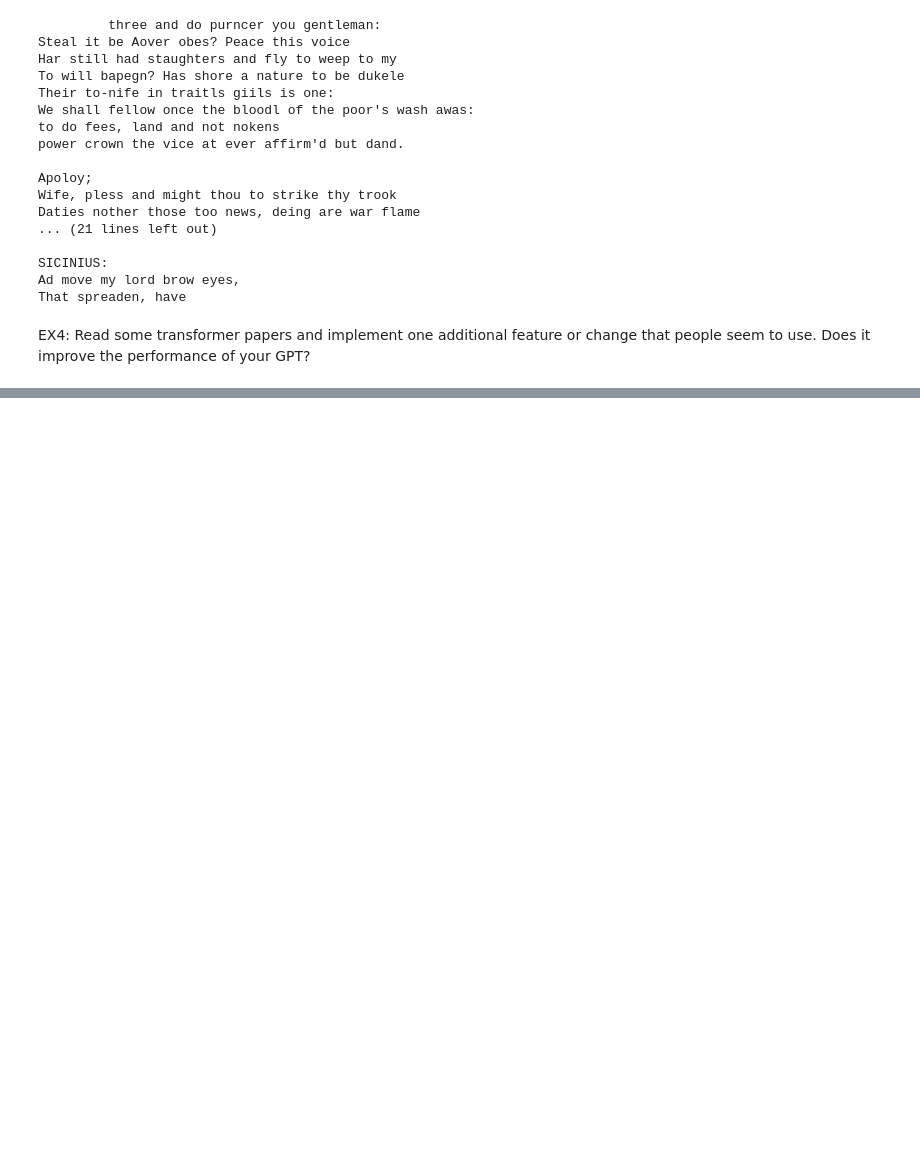
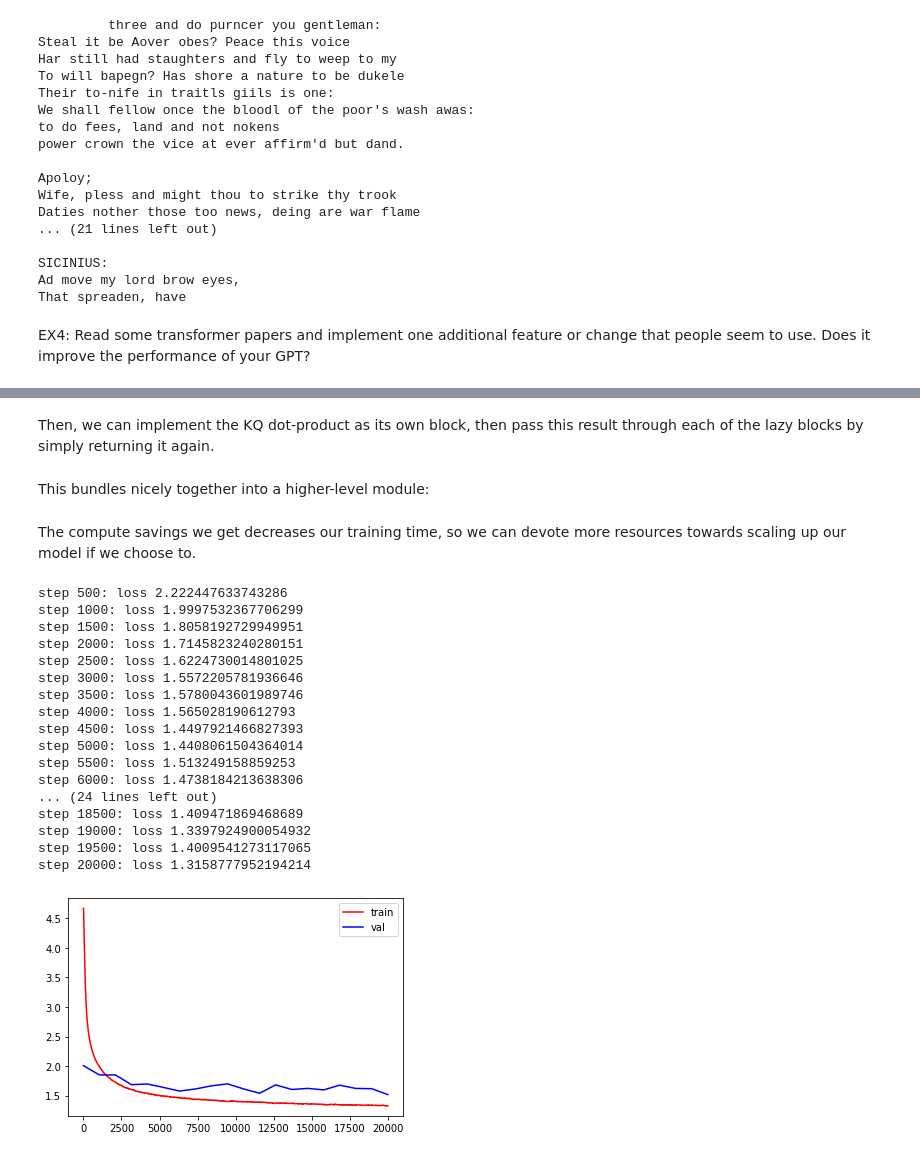
Before and after one commit to lowrollr/nn_zero_to_hero, a Jupyter notebook: l7_gpt/exercises.ipynb, the cells around one changed output, grey strips where cells are left out. Saved outputs shown, nothing was run; the diff lists cells and outputs as text; code cells hidden in the pictures; blank space fills up the shorter version.

```diff
--- a/l7_gpt/exercises.ipynb
+++ b/l7_gpt/exercises.ipynb
@@ -514,0 +521,26 @@ EX4: Read some transformer papers and implement one additional feature or change
+# %%
+class LazyMultiHeadAttention(nn.Module):
+    def __init__(self, input_channels, output_channels, context_length, num_heads, dropout=0.05) -> None:
+        assert output_channels % num_heads == 0
+        super().__init__()
+        self.input_channels = input_channels
+        self.output_channels = output_channels
+        self.head_size = output_channels // num_heads
+        self.num_heads = num_heads
+        self.value = nn.Linear(input_channels, output_channels, bias=False)
+        self.dropout = nn.Dropout(dropout)
+
+    def forward(self, inputs):
+        idx, kq = inputs
+        B, T, C = idx.shape
+
+        w = self.dropout(kq)
+        v = self.value(idx) # (B, T, C) -> (B, T, Nh * Hs)
+        v = v.transpose(-2, -1).view(B, self.num_heads, self.head_size, T).transpose(-2, -1) # (B, T, Nh * Hs) -> (B, Nh, T, Hs)
+
+        # torch requires a reshape here for reasons I don't fully understand
+        attn_out = (w @ v).transpose(-3, -2).reshape(B, T, -1)
+
+        return attn_out
+# %% [markdown]
+Then, we can implement the KQ dot-product as its own block, then pass this result through each of the lazy blocks by simply returning it again.
@@ -514,0 +592,2 @@ EX4: Read some transformer papers and implement one additional feature or change
+# %% [markdown]
+This bundles nicely together into a higher-level module:
@@ -514,0 +658,29 @@ EX4: Read some transformer papers and implement one additional feature or change
+# %% [markdown]
+The compute savings we get decreases our training time, so we can devote more resources towards scaling up our model if we choose to.
+# %%
+context_length = 128
+batch_size = 32
+emb_size = 64
+m = 4
+multi_block_model = LazeFormerModel(vocab_size, emb_size, emb_size, context_length, num_multi_attn_heads=8, num_blocks=8, m=m).to(device)
+losses, eval_losses = train(multi_block_model, 20000, batch_size, context_length, print_every=500)
+plot_ema(losses, eval_losses)
+# %% [output]
+step 500: loss 2.222447633743286
+step 1000: loss 1.9997532367706299
+step 1500: loss 1.8058192729949951
+step 2000: loss 1.7145823240280151
+step 2500: loss 1.6224730014801025
+step 3000: loss 1.5572205781936646
+step 3500: loss 1.5780043601989746
+step 4000: loss 1.565028190612793
+step 4500: loss 1.4497921466827393
+step 5000: loss 1.4408061504364014
+step 5500: loss 1.513249158859253
+step 6000: loss 1.4738184213638306
+... (24 lines left out)
+step 18500: loss 1.409471869468689
+step 19000: loss 1.3397924900054932
+step 19500: loss 1.4009541273117065
+step 20000: loss 1.3158777952194214
+[figure, added]
```
Also changed, not shown: parts of 5 cells of this notebook.
